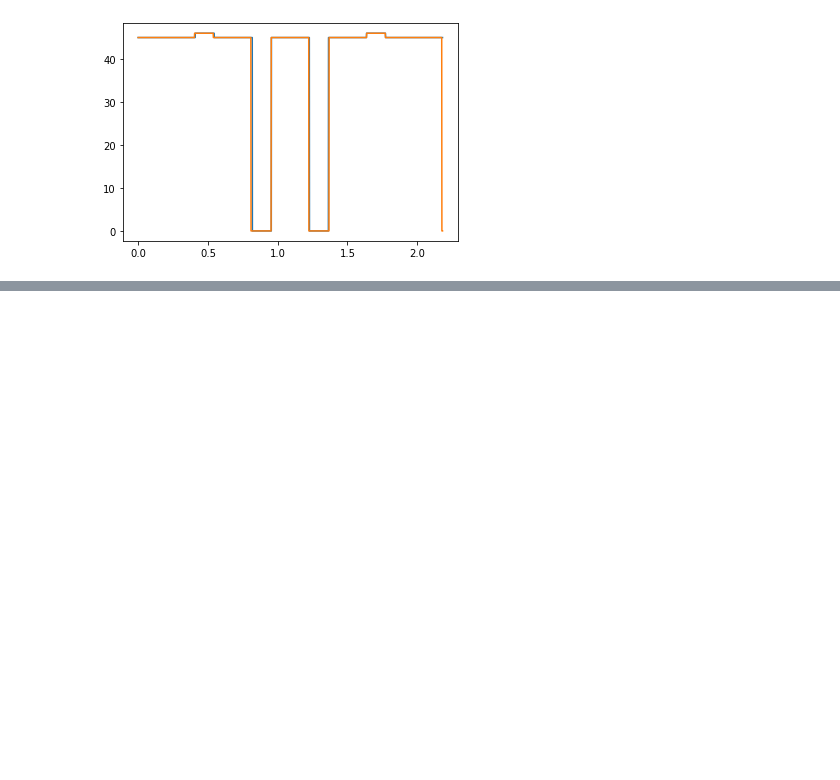
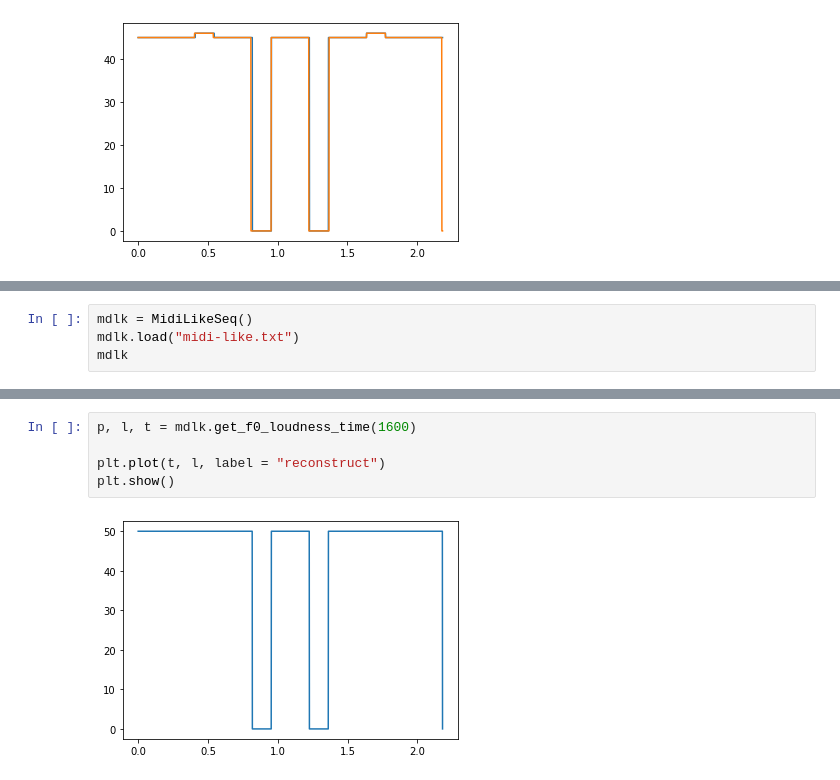
Before and after one commit to gle-bellier/internship-expressive-DDSP, a Jupyter notebook: converter.ipynb, the cells around one changed output, grey strips where cells are left out. Cells and saved outputs as stored; diff of their text form; blank space fills up the shorter version.

Commit message:
Show how to import/export midi-like and note tuple

```diff
--- a/converter.ipynb
+++ b/converter.ipynb
@@ -253,0 +259,4 @@ plt.show()
+# %%
+mdlk = MidiLikeSeq()
+mdlk.load("midi-like.txt")
+mdlk
@@ -253,0 +282,7 @@ plt.show()
+# %%
+p, l, t = mdlk.get_f0_loudness_time(1600)
+
+plt.plot(t, l, label = "reconstruct")
+plt.show()
+# %% [output]
+[figure, added]
```
Also changed, not shown: parts of 5 cells of this notebook, 4 other files.
